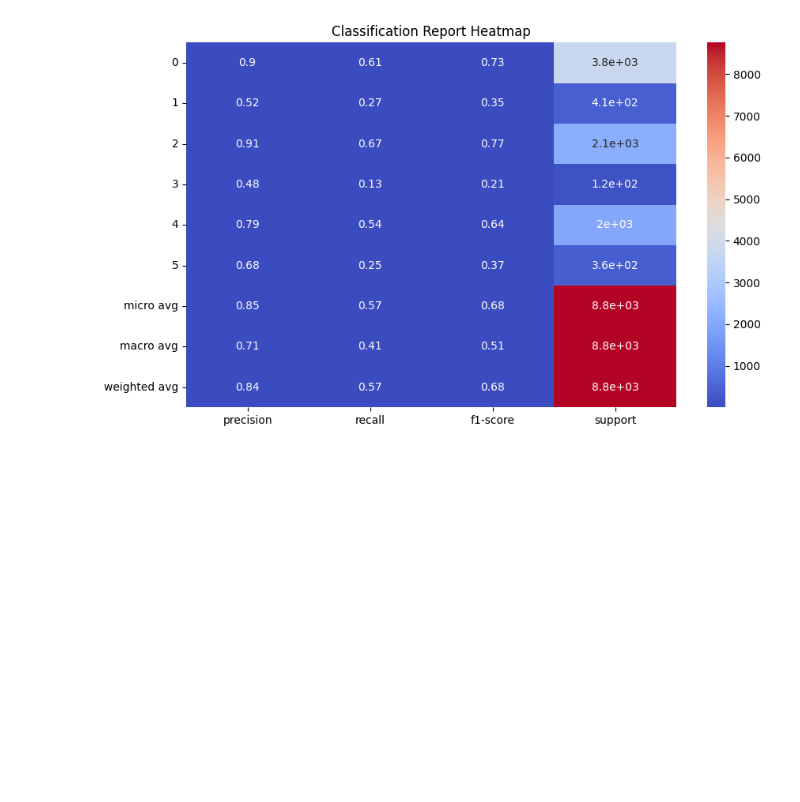
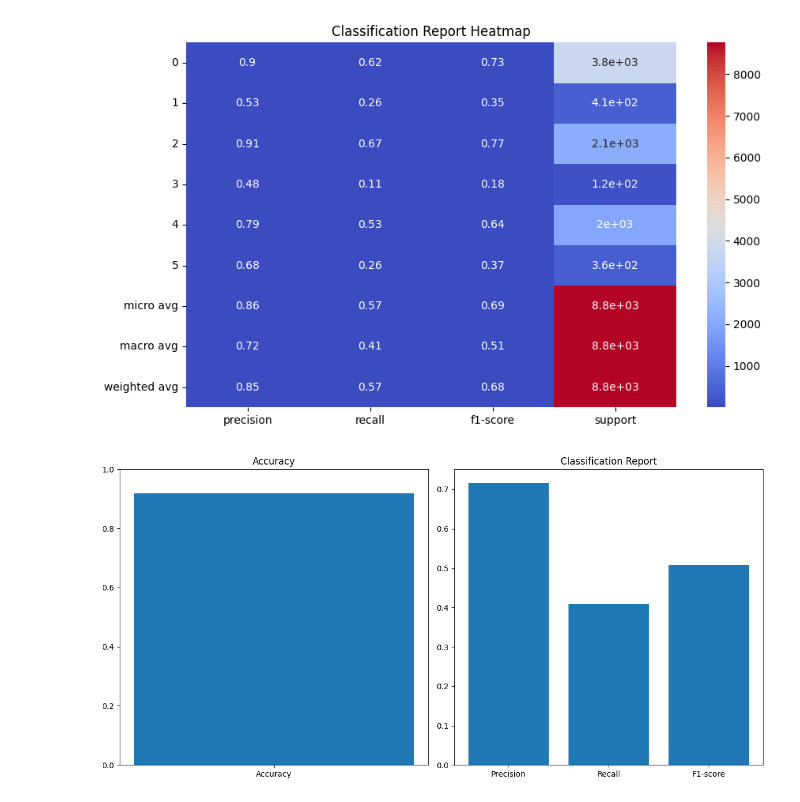
Before and after one commit to gemma0911/toxic-comment, a Jupyter notebook: ToxicComment.ipynb, the cells around one changed output. Saved outputs shown, nothing was run; the diff lists cells and outputs as text; code cells hidden in the pictures; blank space fills up the shorter version.

```diff
--- a/ToxicComment.ipynb
+++ b/ToxicComment.ipynb
@@ -284,6 +284,6 @@ from sklearn.multiclass import OneVsRestClassifier
 # %% [markdown]
 #### Huấn luyện mô hình
 # %%
-clf = OneVsRestClassifier(LogisticRegression())
+clf = OneVsRestClassifier(LogisticRegression(solver='liblinear',))
 clf.fit(X_train_tfidf, y_train)
 # %% [output]
@@ -327,3 +327,32 @@ plt.title('Classification Report Heatmap')
 plt.show()
 # %% [output]
 [figure]
+# %%
+import matplotlib.pyplot as plt
+from sklearn.metrics import classification_report, accuracy_score
+from sklearn.feature_extraction.text import TfidfVectorizer
+from sklearn.linear_model import LogisticRegression
+from sklearn.multiclass import OneVsRestClassifier
+
+# Đoạn mã để tạo và huấn luyện mô hình đã được cung cấp
+
+# Vẽ biểu đồ
+fig, axes = plt.subplots(nrows=1, ncols=2, figsize=(12, 6))
+
+# Biểu đồ dự đoán
+axes[0].bar(['Accuracy'], [accuracy])
+axes[0].set_title('Accuracy')
+axes[0].set_ylim(0, 1)
+
+# Biểu đồ báo cáo đánh giá
+report_dict = classification_report(y_test, y_pred, output_dict=True)
+precision = [report_dict['macro avg']['precision']]
+recall = [report_dict['macro avg']['recall']]
+f1 = [report_dict['macro avg']['f1-score']]
+axes[1].bar(['Precision', 'Recall', 'F1-score'], [precision[0], recall[0], f1[0]])
+axes[1].set_title('Classification Report')
+
+plt.tight_layout()
+plt.show()
+# %% [output]
+[figure, added]
```
Also changed, not shown: parts of 2 cells of this notebook, 4 other files.
